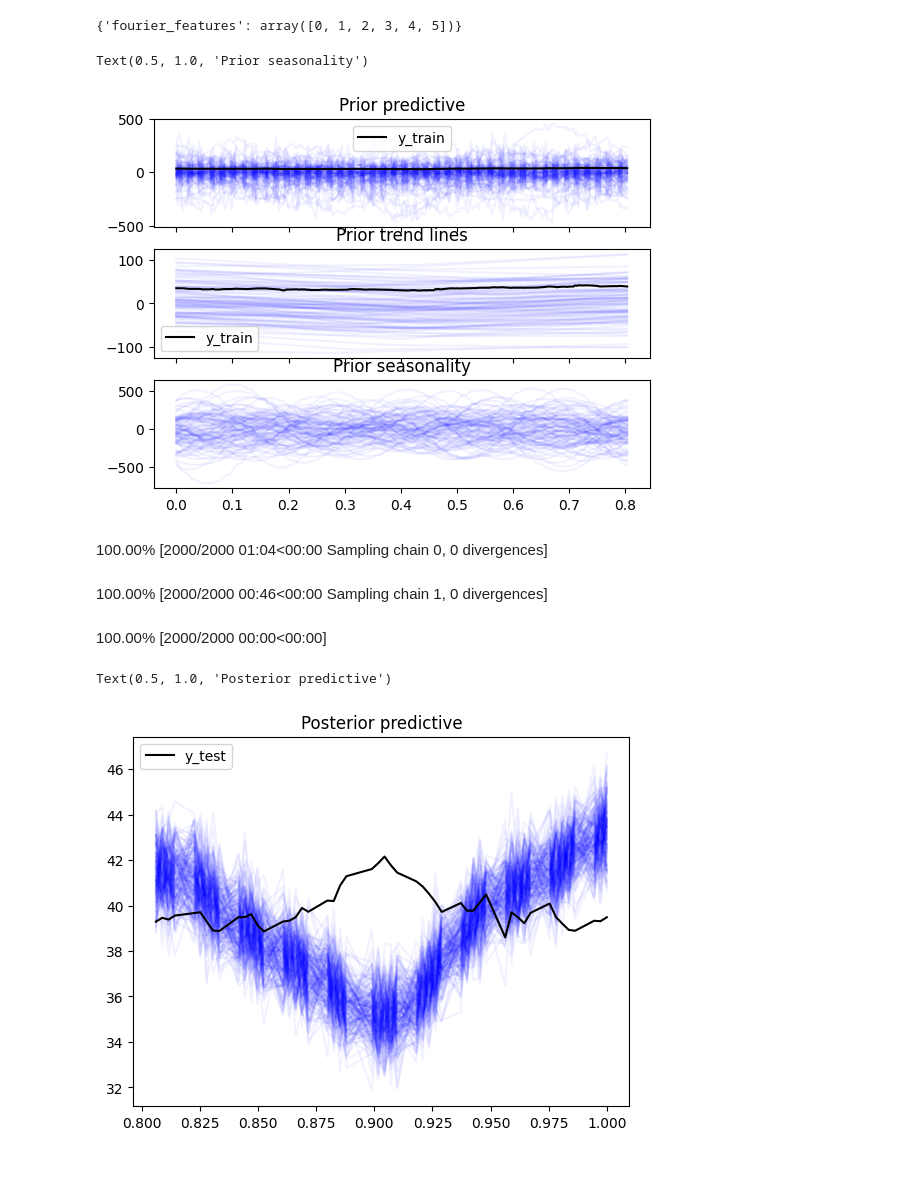
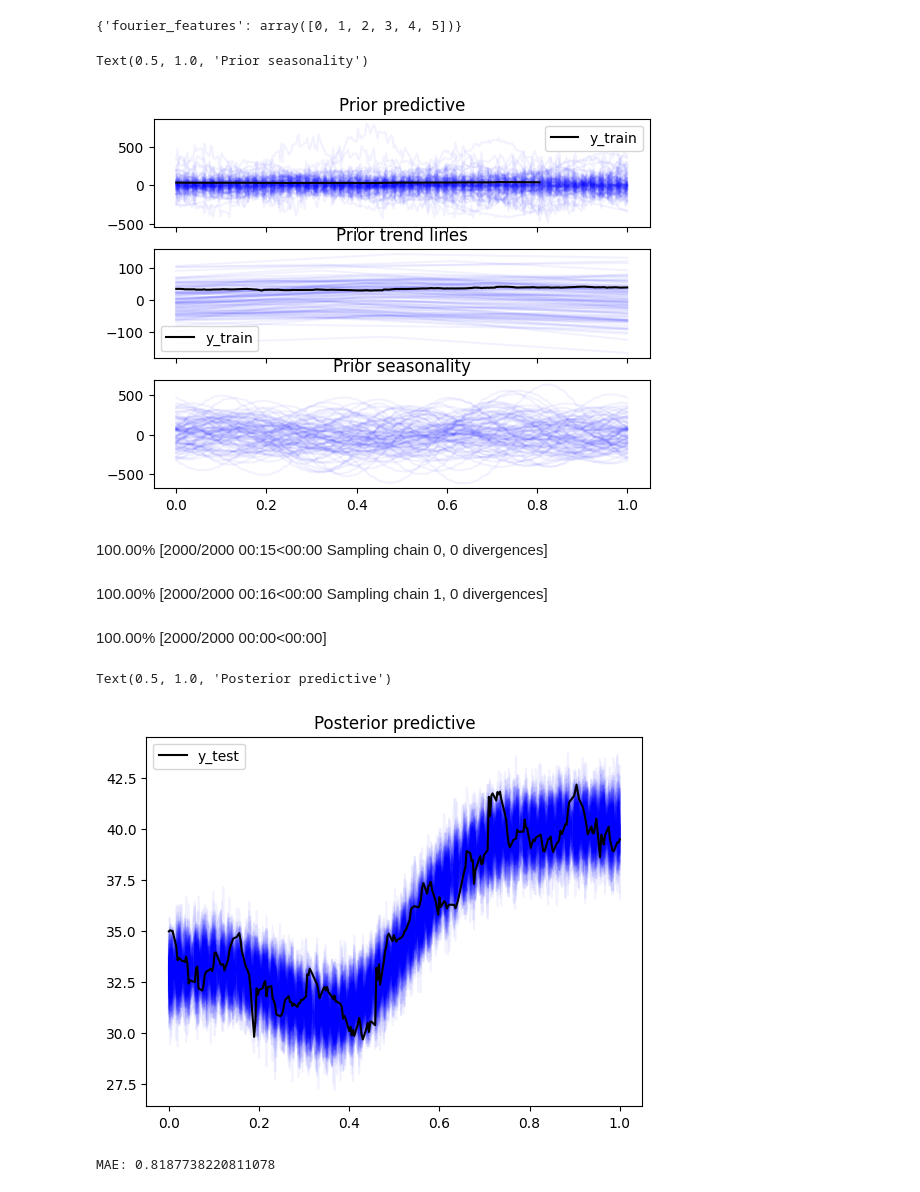
Before and after one commit to romefeller/predictive, a Jupyter notebook: notebooks/TS2.ipynb, the cells around one changed output. Saved outputs shown, nothing was run; the diff lists cells and outputs as text; code cells hidden in the pictures.

```diff
--- a/notebooks/TS2.ipynb
+++ b/notebooks/TS2.ipynb
@@ -498,22 +498,22 @@ onde:
 - ɛ é o termo de erro, assumindo que os resíduos dos dados são normalmente distribuídos.
 # %%
 with pm.Model() as prophet:
-    X = pm.MutableData("X",x_train)
-    y = pm.MutableData("y",y_train)
+    X_ = pm.MutableData("X",x_train)
+    y_ = pm.MutableData("y",y_train)
 
     bp = pm.Normal('breakpoint', mu=0.4, sigma=0.1)
     intercept = pm.Normal('intercept', mu=0, sigma=1)
     slope1 = pm.Normal('slope1', mu=-1, sigma=1)
     slope2 = pm.Normal('slope2', mu=1, sigma=1)
 
-    trend = tt.switch(X < bp,
-              intercept + slope1 * X,
-              intercept + slope1 * bp + slope2 * (X - bp))
+    trend = tt.switch(X_ < bp,
+              intercept + slope1 * X_,
+              intercept + slope1 * bp + slope2 * (X_ - bp))
 
     trend = pm.Deterministic("trend", trend)
 
     σ = pm.HalfNormal("σ", sigma=1)
-    pm.Normal("likelihood", mu=trend, sigma=σ, observed=y)
+    pm.Normal("likelihood", mu=trend, sigma=σ, observed=y_)
 # %%
 with prophet:
   p_prior = pm.sample_prior_predictive()
@@ -606,56 +606,56 @@ coords
 {'fourier_features': array([0, 1, 2, 3, 4, 5])}
 # %%
 with pm.Model(coords=coords) as prophet_p:
-    X = pm.MutableData("X",x_train)
-    y = pm.MutableData("y",y_train)
-    n = X.eval().shape[0]
-    fs = get_fourier(n,52)
+    X_ = pm.MutableData("X",x)
+    y_ = pm.MutableData("y",y)
+    n = X_.eval().shape[0]
+    fs = get_fourier(n,7)
     fourier_f = pm.MutableData("f_f",fs)
 
     bp = pm.Normal('breakpoint', mu=0.4, sigma=0.1)
     intercept = pm.Normal('intercept', mu=0, sigma=1)
-    slope1 = pm.Normal('slope1', mu=-1, sigma=1)
-    slope2 = pm.Normal('slope2', mu=1, sigma=1)
+    slope1 = pm.Normal('slope1', mu=1, sigma=1)
+    slope2 = pm.Normal('slope2', mu=-1, sigma=1)
 
     β_fourier = pm.Normal("β_fourier", mu=0, sigma=1, dims="fourier_features")
     seasonality = pm.Deterministic(
         "seasonality", pm.math.dot(β_fourier, fourier_f.T)
     )
 
-    trend = tt.switch(X < bp,
-              intercept + slope1 * X,
-              intercept + slope1 * bp + slope2 * (X - bp))
+    trend = tt.switch(X_ < bp,
+              intercept + slope1 * X_,
+              intercept + slope1 * bp + slope2 * (X_ - bp))
 
     trend = pm.Deterministic("trend", trend)
 
     μ = trend * (1 + seasonality)
 
     σ = pm.HalfNormal("σ", sigma=1)
-    pm.Normal("likelihood", mu=μ, sigma=σ, observed=y)
+    pm.Normal("likelihood", mu=μ, sigma=σ, observed=y_)
 # %%
 with prophet_p:
   p_prior_p = pm.sample_prior_predictive()
 # %%
 fig, ax = plt.subplots(nrows=3, ncols=1, sharex=True)
 ax[0].plot(
-    x_train,
+    x,
     az.extract_dataset(p_prior_p, group="prior_predictive", num_samples=100)["likelihood"]
-    * y_train.max(),
+    * y.max(),
     color="blue",
     alpha=0.05,
 )
 sns.lineplot(x=x_train.flatten(), y=y_train.flatten(), color="k", label='y_train', ax=ax[0])
 ax[0].set_title("Prior predictive")
 ax[1].plot(
-    x_train,
+    x,
     az.extract_dataset(p_prior_p, group="prior", num_samples=100)["trend"] * y_train.max(),
     color="blue",
     alpha=0.05,
 )
-sns.lineplot(x=x_train.flatten(), y=y_train.flatten(), color="k",label='y_train', ax=ax[1])
+sns.lineplot(x=x.flatten(), y=y.flatten(), color="k",label='y_train', ax=ax[1])
 ax[1].set_title("Prior trend lines")
 ax[2].plot(
-    x_train,
+    x,
     az.extract_dataset(p_prior_p, group="prior", num_samples=100)["seasonality"]
     * 100,
     color="blue",
@@ -664,34 +664,36 @@ ax[2].plot(
 ax[2].set_title("Prior seasonality")
 # %% [output]
 Text(0.5, 1.0, 'Prior seasonality')
-[figure, old version]
+[figure, new version]
 # %%
 with prophet_p:
   trace_p_p = pm.sample()
 # %% [output]
-100.00% [2000/2000 01:04<00:00 Sampling chain 0, 0 divergences]
+100.00% [2000/2000 00:15<00:00 Sampling chain 0, 0 divergences]
-100.00% [2000/2000 00:46<00:00 Sampling chain 1, 0 divergences]
+100.00% [2000/2000 00:16<00:00 Sampling chain 1, 0 divergences]
-# %%
-n_test = x_test.shape[0]
-vars["f_f"] = get_fourier(n_test,52)
-with prophet_p:
-  pm.set_data(vars)
-  trace_post_p = pm.sample_posterior_predictive(trace_p_p)
-# %% [output]
-100.00% [2000/2000 00:00<00:00]
+# %%
+with prophet_p:
+  trace_post_p = pm.sample_posterior_predictive(trace_p_p)
+# %% [output]
+100.00% [2000/2000 00:00<00:00]
 # %%
 fig, ax = plt.subplots()
 ax.plot(
-    x_test,
+    x,
     az.extract_dataset(trace_post_p, group="posterior_predictive", num_samples=200)["likelihood"],
     color="blue",
     alpha=0.05,
 )
-sns.lineplot(x=x_test.flatten(), y=y_test.flatten(), color="k", label='y_test', ax=ax)
+sns.lineplot(x=x.flatten(), y=y.flatten(), color="k", label='y_test', ax=ax)
 ax.set_title("Posterior predictive")
 # %% [output]
 Text(0.5, 1.0, 'Posterior predictive')
-[figure, old version]
+[figure, new version]
+# %%
+y_pred = trace_post_p.posterior_predictive["likelihood"].values.mean(axis=1)[0]
+print(f"MAE: {abs(y_pred - y).sum()/len(y)}")
+# %% [output]
+MAE: 0.8187738220811078
 # %% [markdown]
 # Exercícios
 
```
Also changed, not shown: parts of 3 cells of this notebook.
